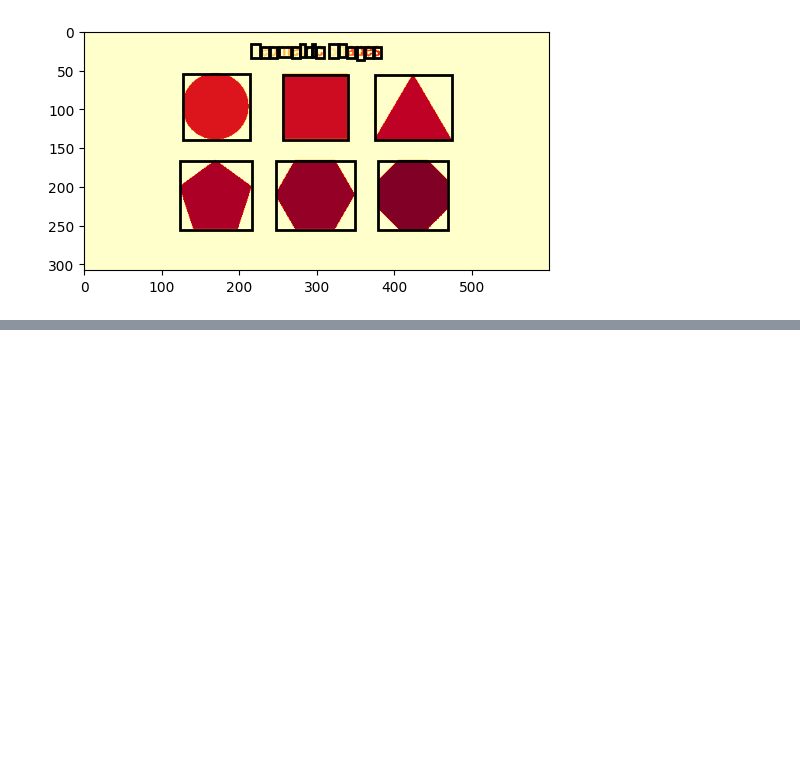
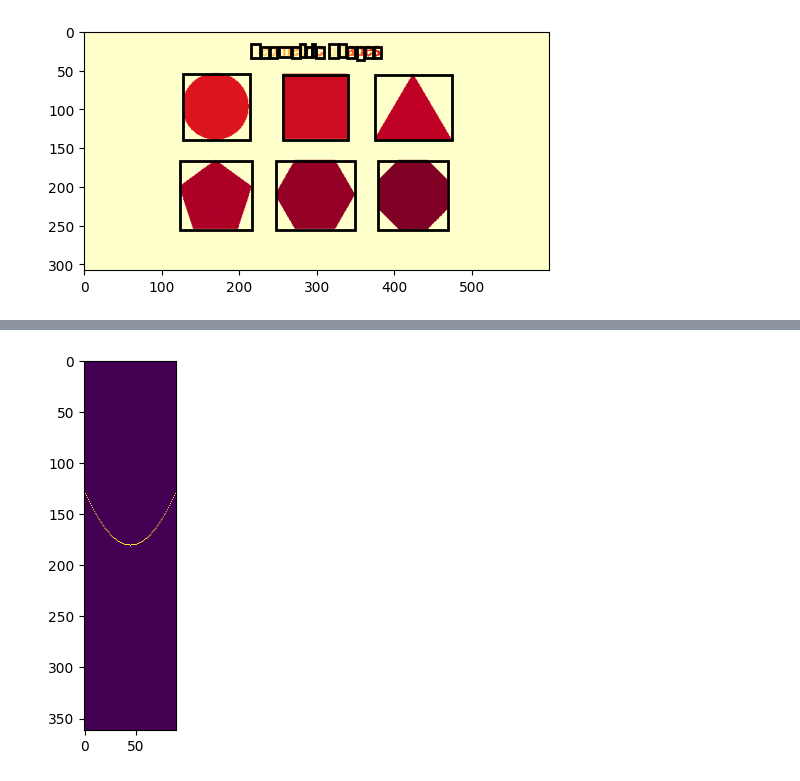
Before and after one commit to 213Horse/NhapMonXuLyAnhSo_ThucHanh, a Jupyter notebook: Lab5/lab5.ipynb, the cells around one changed output, grey strips where cells are left out. Drawn from its saved outputs; the diff is of its cells as text; code cells hidden in the pictures; blank space fills up the shorter version.

```diff
--- a/Lab5/lab5.ipynb
+++ b/Lab5/lab5.ipynb
@@ -43,0 +119,43 @@ plt.show()
+# %%
+##5
+import numpy as np
+import cv2
+import imageio.v2 as iio
+import scipy.ndimage as nd
+from skimage.morphology import label
+from skimage.measure import regionprops
+import matplotlib.pylab as plt
+import matplotlib.patches as mpatches
+from skimage.filters.thresholding import threshold_otsu
+
+def LineHough(data, gamma):
+    V, H = data.shape
+    R = int(np.sqrt(V * V + H * H))
+    ho = np.zeros((R, 90), float)  # Hough space
+    w = data + 0
+    ok = 1
+    theta = np.arange(90) / 180.0 * np.pi
+    tp = np.arange(90).astype(float)
+
+    while ok:
+        mx = w.max()
+        if mx < gamma:
+            ok = 0
+        else:
+            v, h = divmod(w.argmax(), H)
+            y = V - v
+            x = h
+            rh = x * np.cos(theta) + y * np.sin(theta)
+            for i in range(len(rh)):
+                if 0 <= rh[i] < R and 0 <= tp[i] < 90:
+                    ho[int(rh[i]), int(tp[i])] += mx
+            w[v, h] = 0
+    return ho
+
+data = np.zeros((256, 256))
+data[128, 128] = 1
+bmg = LineHough(data, 0.5)
+plt.imshow(bmg)
+plt.show()
+# %% [output]
+[figure, added]
```
Also changed, not shown: parts of 6 cells of this notebook, 14 other files.
